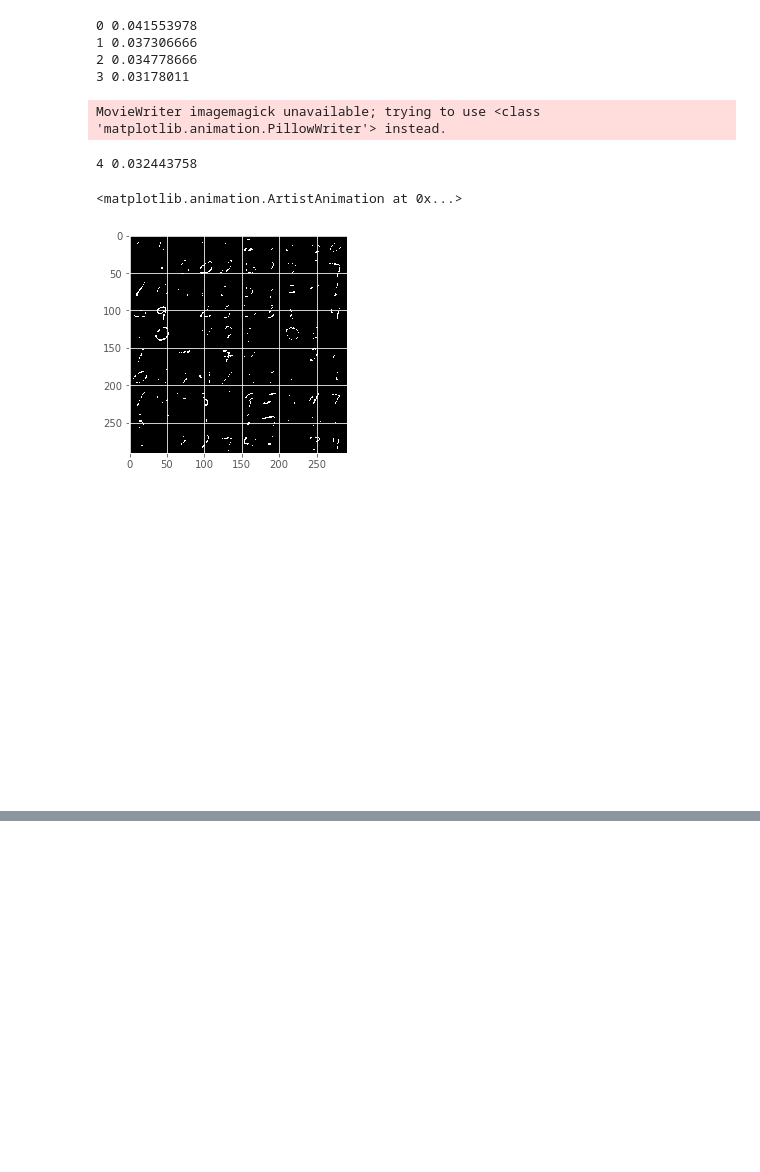
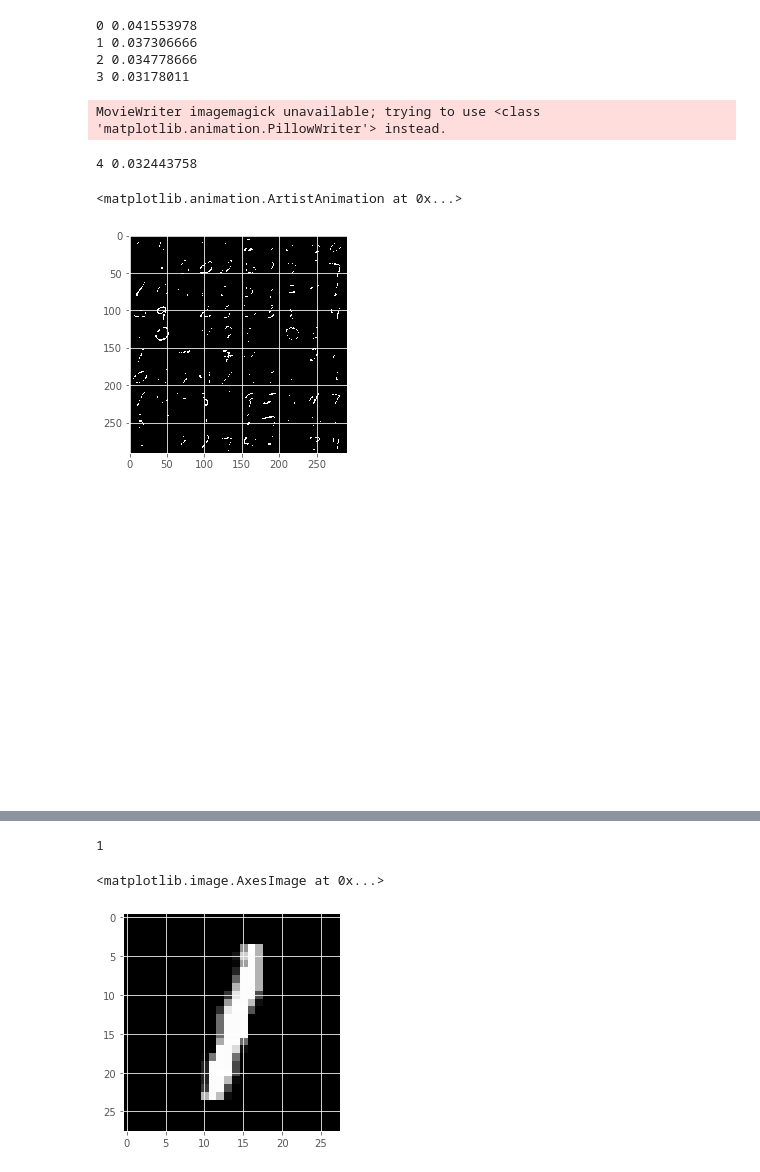
Before and after one commit to jamiecwebber/KadenzeTensorflow, a Jupyter notebook: Chapter 3.ipynb, the cells around one changed output, grey strips where cells are left out. Cells and saved outputs as stored; diff of their text form; code cells hidden in the pictures; blank space fills up the shorter version.

```diff
--- a/Chapter 3.ipynb
+++ b/Chapter 3.ipynb
@@ -195,0 +316,8 @@ height=500, width=500)
+# %%
+plt.figure()
+print(ds.Y[1])
+plt.imshow(np.reshape(ds.X[1], (28,28)), cmap='gray')
+# %% [output]
+1
+<matplotlib.image.AxesImage at 0x...>
+[figure, added]
```
Also changed, not shown: parts of 15 cells of this notebook.
